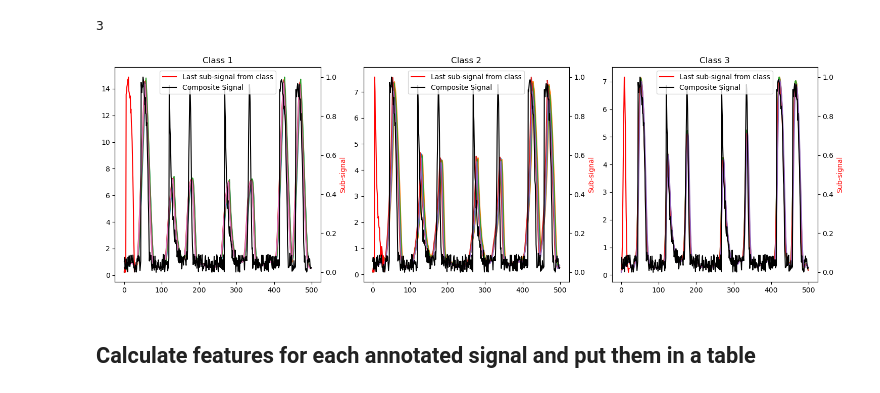
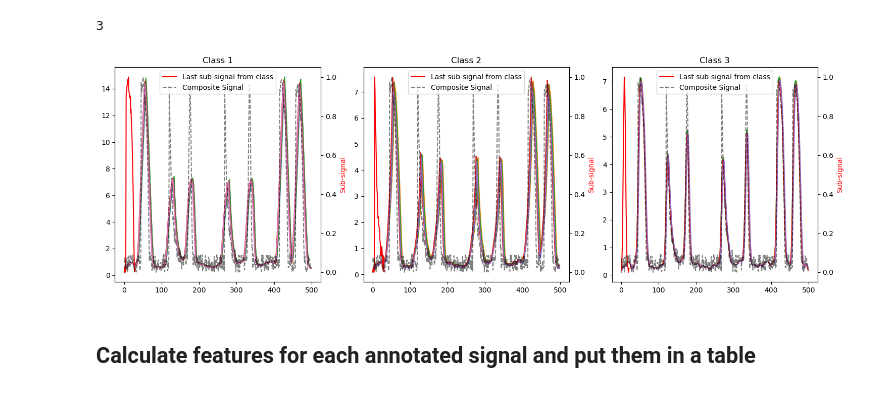
Before and after one commit to zoccoler/napari-signal-classifier, a Jupyter notebook: notebooks/WIP_sub_signal_classification_step_by_step.ipynb, the cells around one changed output. Cells and saved outputs as stored; diff of their text form; code cells hidden in the pictures.

```diff
--- a/notebooks/WIP_sub_signal_classification_step_by_step.ipynb
+++ b/notebooks/WIP_sub_signal_classification_step_by_step.ipynb
@@ -386,22 +387,22 @@ len(signals_by_class.items())
 # %%
 # Calculate cross correlation betwin composite signal and one sub-signal of each class and plot them in a single plot in different columns, including the sub-signal
 fig, ax = plt.subplots(1, len(signals_by_class), figsize=(15, 5))
 for i, (signal_class, signals) in enumerate(signals_by_class.items()):
     for sig in signals:
         composite_signal_normalized_shifted = (composite_signal1 - np.amin(composite_signal1))/np.ptp(composite_signal1)
         sig_normalized = (sig - np.amin(sig))/np.ptp(sig)
         cross_corr = signal.correlate(composite_signal_normalized_shifted, sig_normalized, mode='same')
         # cross_corr_shifted = cross_corr - np.amin(cross_corr)
         ax[i].plot(cross_corr, label=('cc between composite and sub-signal #' + str(i)))
     ax[i].set_title(f'Class {signal_class}')
     ax2 = ax[i].twinx()
     ax2.plot(sig_normalized, 'r', label='Last sub-signal from class')
     ax2.set_ylabel('Sub-signal', color='r')
-    ax2.plot(composite_signal_normalized_shifted, 'k', label='Composite Signal')
+    ax2.plot(composite_signal_normalized_shifted, 'k--', label='Composite Signal', alpha=0.5)
     plt.legend()
 plt.tight_layout()
 # %% [output]
-[figure, old version]
+[figure, new version]
 # %% [markdown]
 ## Calculate features for each annotated signal and put them in a table
 # %% [markdown]
```
Also changed, not shown: parts of 11 cells of this notebook.
